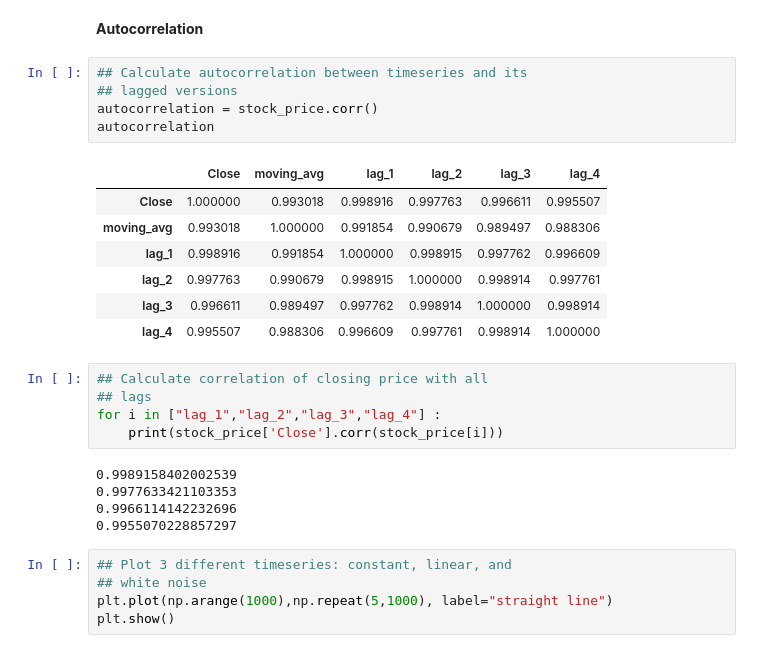
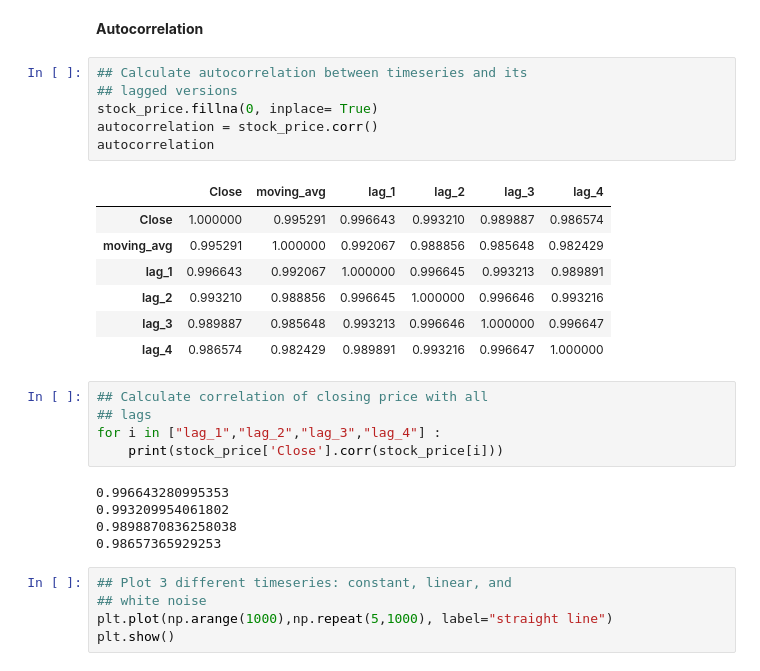
Before and after one commit to adityab24840/Deep-Learning, a Jupyter notebook: Code/TimeseriesAnalysis_Pandas (1).ipynb, the cells around one changed output. Cells and saved outputs as stored; diff of their text form.

```diff
--- a/Code/TimeseriesAnalysis_Pandas (1).ipynb
+++ b/Code/TimeseriesAnalysis_Pandas (1).ipynb
@@ -445,26 +451,27 @@ stock_price.iloc[-10:].plot();
 # %%
 ## Calculate autocorrelation between timeseries and its
 ## lagged versions
+stock_price.fillna(0, inplace= True)
 autocorrelation = stock_price.corr()
 autocorrelation
 # %% [output]
 |  | Close | moving_avg | lag_1 | lag_2 | lag_3 | lag_4 |
-| Close | 1.000000 | 0.993018 | 0.998916 | 0.997763 | 0.996611 | 0.995507 |
-| moving_avg | 0.993018 | 1.000000 | 0.991854 | 0.990679 | 0.989497 | 0.988306 |
-| lag_1 | 0.998916 | 0.991854 | 1.000000 | 0.998915 | 0.997762 | 0.996609 |
-| lag_2 | 0.997763 | 0.990679 | 0.998915 | 1.000000 | 0.998914 | 0.997761 |
-| lag_3 | 0.996611 | 0.989497 | 0.997762 | 0.998914 | 1.000000 | 0.998914 |
-| lag_4 | 0.995507 | 0.988306 | 0.996609 | 0.997761 | 0.998914 | 1.000000 |
+| Close | 1.000000 | 0.995291 | 0.996643 | 0.993210 | 0.989887 | 0.986574 |
+| moving_avg | 0.995291 | 1.000000 | 0.992067 | 0.988856 | 0.985648 | 0.982429 |
+| lag_1 | 0.996643 | 0.992067 | 1.000000 | 0.996645 | 0.993213 | 0.989891 |
+| lag_2 | 0.993210 | 0.988856 | 0.996645 | 1.000000 | 0.996646 | 0.993216 |
+| lag_3 | 0.989887 | 0.985648 | 0.993213 | 0.996646 | 1.000000 | 0.996647 |
+| lag_4 | 0.986574 | 0.982429 | 0.989891 | 0.993216 | 0.996647 | 1.000000 |
 # %%
 ## Calculate correlation of closing price with all
 ## lags
 for i in ["lag_1","lag_2","lag_3","lag_4"] :
     print(stock_price['Close'].corr(stock_price[i]))
 # %% [output]
-0.9989158402002539
-0.9977633421103353
-0.9966114142232696
-0.9955070228857297
+0.996643280995353
+0.993209954061802
+0.9898870836258038
+0.98657365929253
 # %%
 ## Plot 3 different timeseries: constant, linear, and
 ## white noise
```
Also changed, not shown: parts of 7 cells of this notebook.
